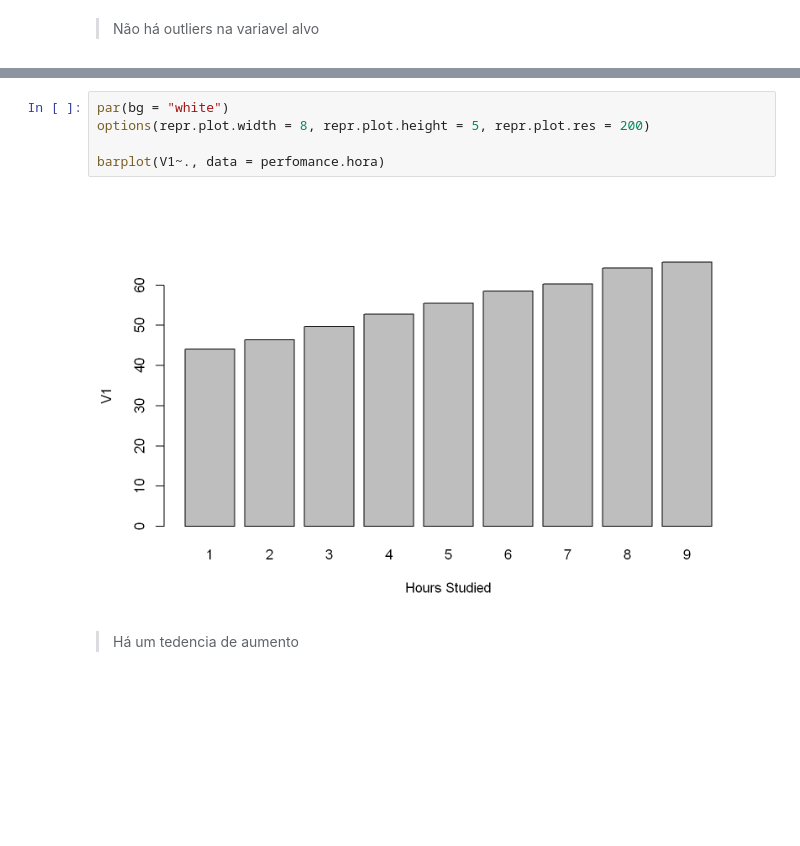
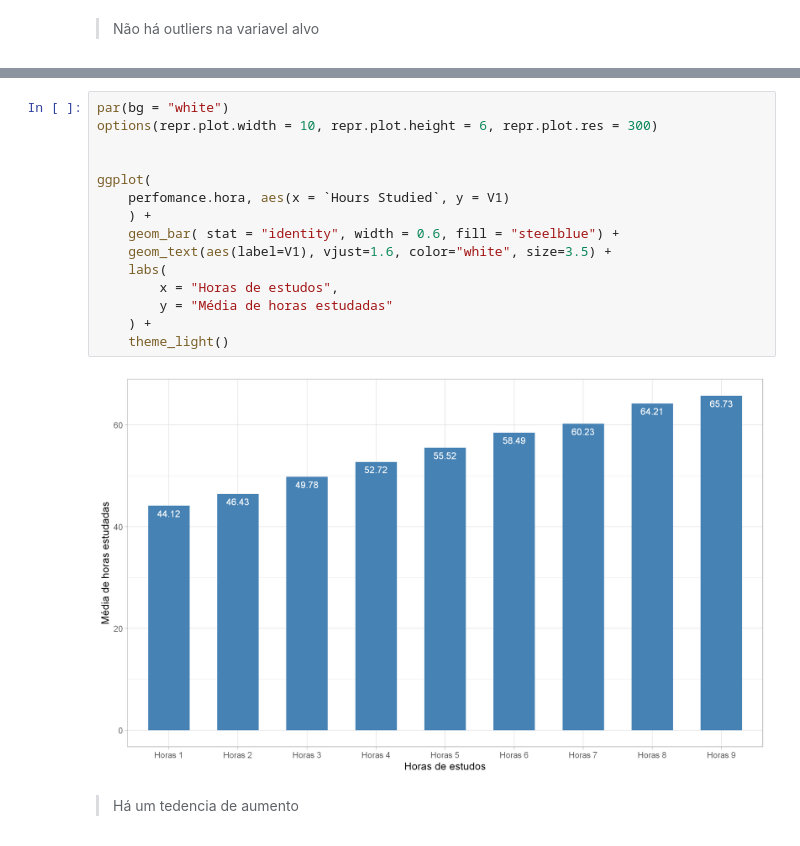
Before and after one commit to kaladabrio2020/DataAnalysisWith-R, a Jupyter notebook: StudentPeformanceR.ipynb, the cells around one changed output, grey strips where cells are left out. Saved outputs shown, nothing was run; the diff lists cells and outputs as text; blank space fills up the shorter version.

```diff
--- a/StudentPeformanceR.ipynb
+++ b/StudentPeformanceR.ipynb
@@ -160,10 +188,20 @@ perfomance.hora = studentPeformance[,
-# %%
-par(bg = "white")
-options(repr.plot.width = 8, repr.plot.height = 5, repr.plot.res = 200)
-
-barplot(V1~., data = perfomance.hora)
-# %% [output]
-[figure, removed]
+# %%
+par(bg = "white")
+options(repr.plot.width = 10, repr.plot.height = 6, repr.plot.res = 300)
+
+
+ggplot(
+    perfomance.hora, aes(x = `Hours Studied`, y = V1)
+    ) +
+    geom_bar( stat = "identity", width = 0.6, fill = "steelblue") +
+    geom_text(aes(label=V1), vjust=1.6, color="white", size=3.5) +
+    labs(
+        x = "Horas de estudos",
+        y = "Média de horas estudadas"
+    ) +
+    theme_light()
+# %% [output]
+[figure, added]
 # %% [markdown]
 > Há um tedencia de aumento
 # %% [markdown]
```
Also changed, not shown: parts of 14 cells of this notebook.
